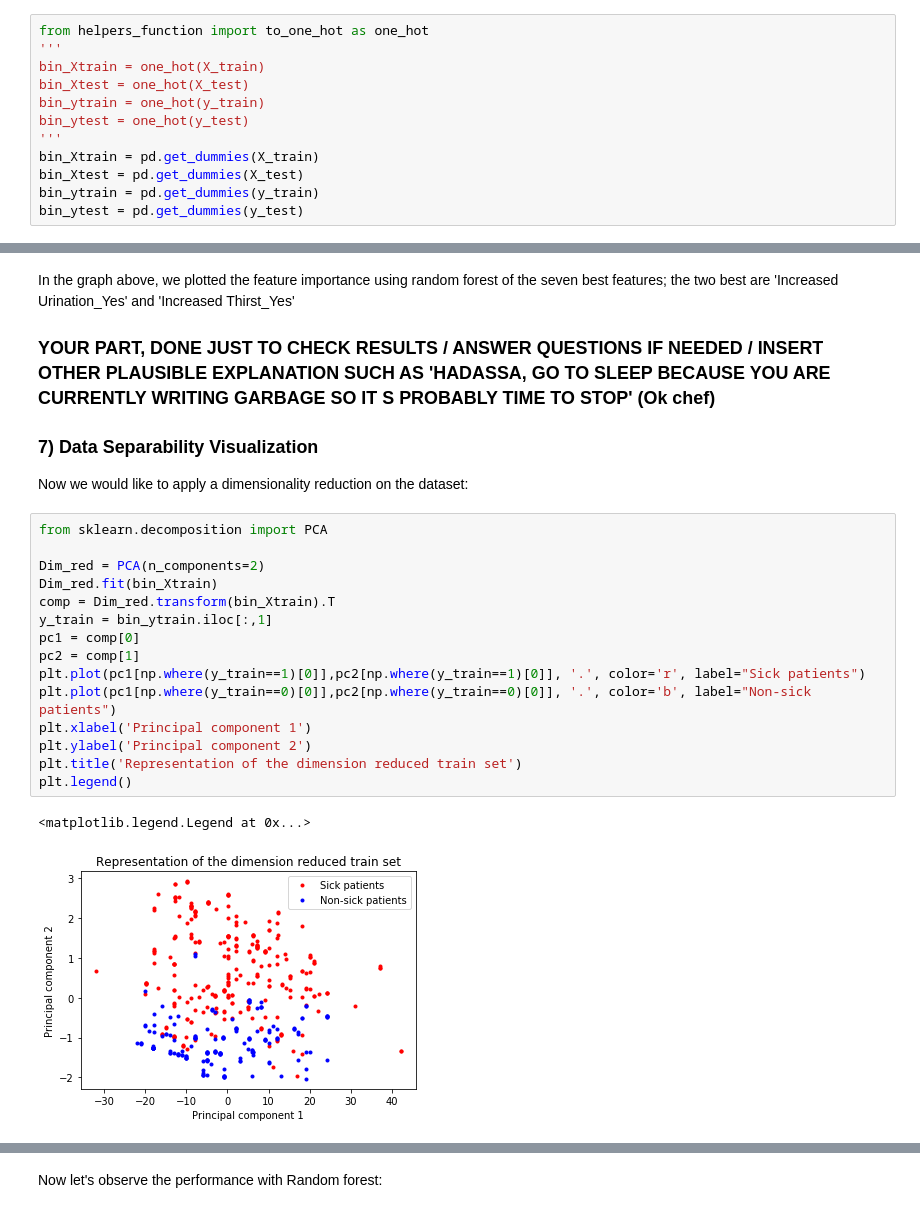
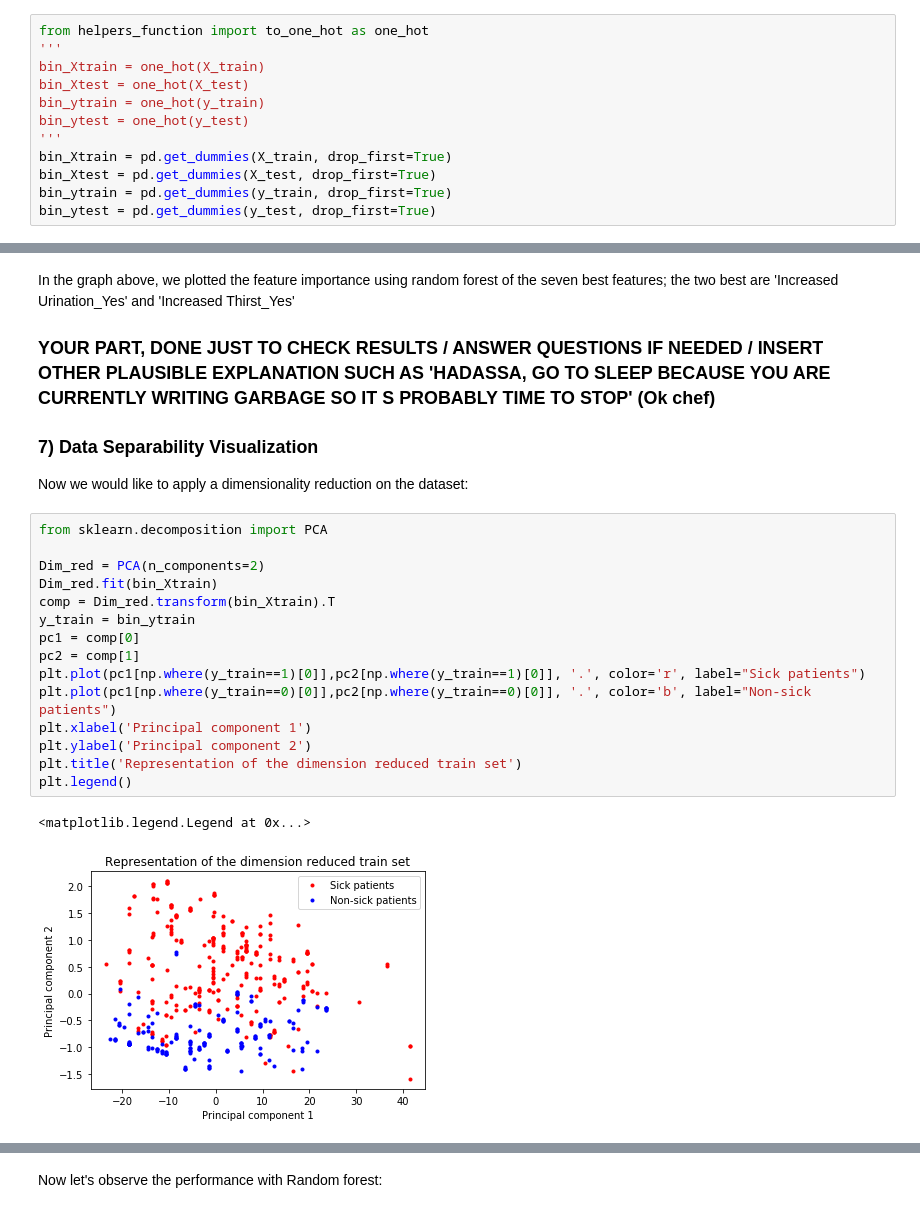
Before and after one commit to mlh-master/hw2_mlh-hadassa-and-sarah, a Jupyter notebook: HW2.ipynb, the cells around one changed output, grey strips where cells are left out. Cells and saved outputs as stored; diff of their text form.

```diff
--- a/HW2.ipynb
+++ b/HW2.ipynb
@@ -115,10 +114,10 @@ bin_Xtest = one_hot(X_test)
 bin_ytrain = one_hot(y_train)
 bin_ytest = one_hot(y_test)
 '''
-bin_Xtrain = pd.get_dummies(X_train)
-bin_Xtest = pd.get_dummies(X_test)
-bin_ytrain = pd.get_dummies(y_train)
-bin_ytest = pd.get_dummies(y_test)
+bin_Xtrain = pd.get_dummies(X_train, drop_first=True)
+bin_Xtest = pd.get_dummies(X_test, drop_first=True)
+bin_ytrain = pd.get_dummies(y_train, drop_first=True)
+bin_ytest = pd.get_dummies(y_test, drop_first=True)
 # %% [markdown]
 ### 5) 5K Cross Fold Validation and evaluation of two models
 
@@ -240,21 +239,21 @@ Now we would like to apply a dimensionality reduction on the dataset:
 # %%
 from sklearn.decomposition import PCA
 
 Dim_red = PCA(n_components=2)
 Dim_red.fit(bin_Xtrain)
 comp = Dim_red.transform(bin_Xtrain).T
-y_train = bin_ytrain.iloc[:,1]
+y_train = bin_ytrain
 pc1 = comp[0]
 pc2 = comp[1]
 plt.plot(pc1[np.where(y_train==1)[0]],pc2[np.where(y_train==1)[0]], '.', color='r', label="Sick patients")
 plt.plot(pc1[np.where(y_train==0)[0]],pc2[np.where(y_train==0)[0]], '.', color='b', label="Non-sick patients")
 plt.xlabel('Principal component 1')
 plt.ylabel('Principal component 2')
 plt.title('Representation of the dimension reduced train set')
 plt.legend()
 # %% [output]
 <matplotlib.legend.Legend at 0x...>
-[figure, old version]
+[figure, new version]
 # %%
 new_Xtrain = comp.T
 new_Xtest = Dim_red.transform(bin_Xtest)
```
Also changed, not shown: parts of 14 cells of this notebook, 1 other file.
